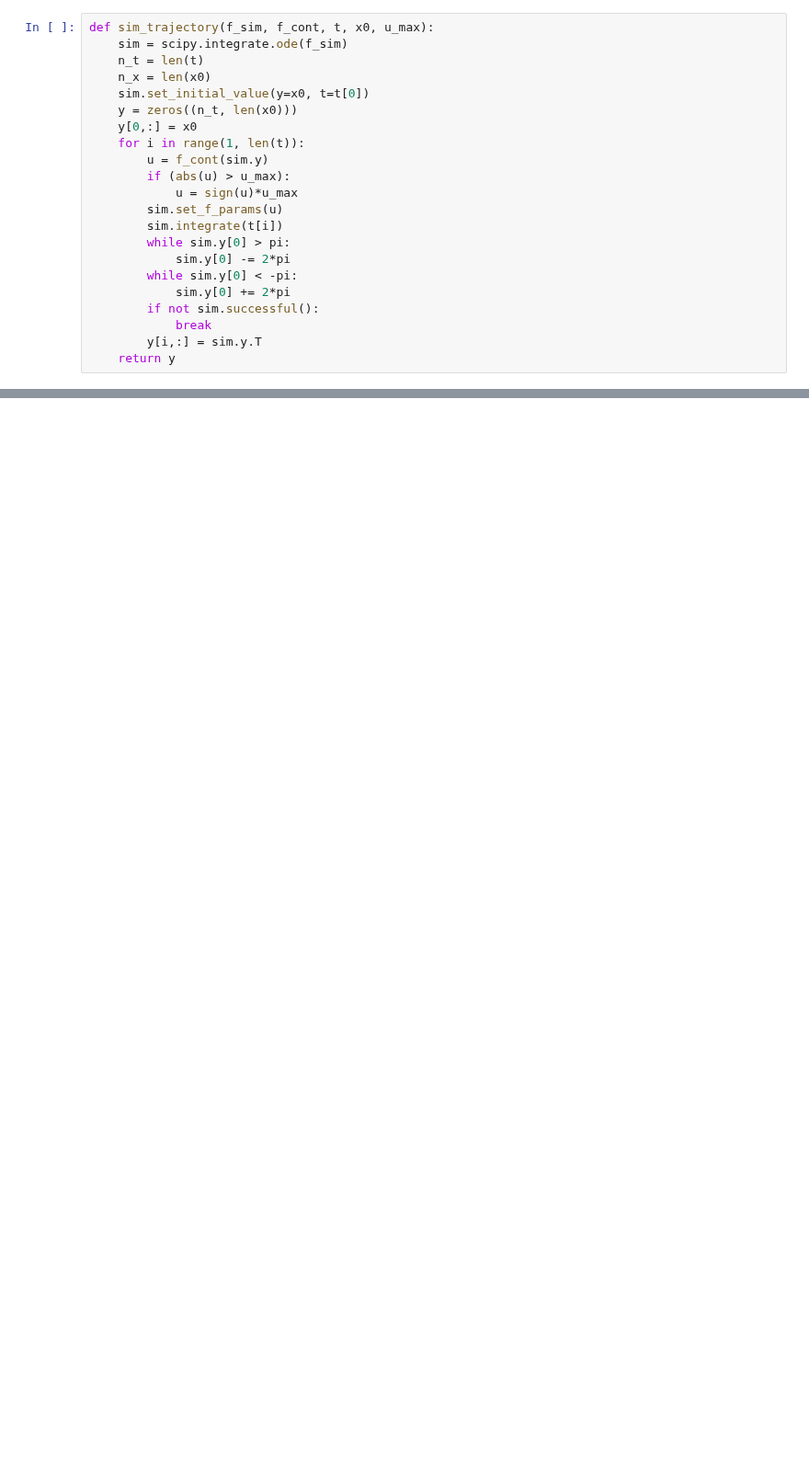
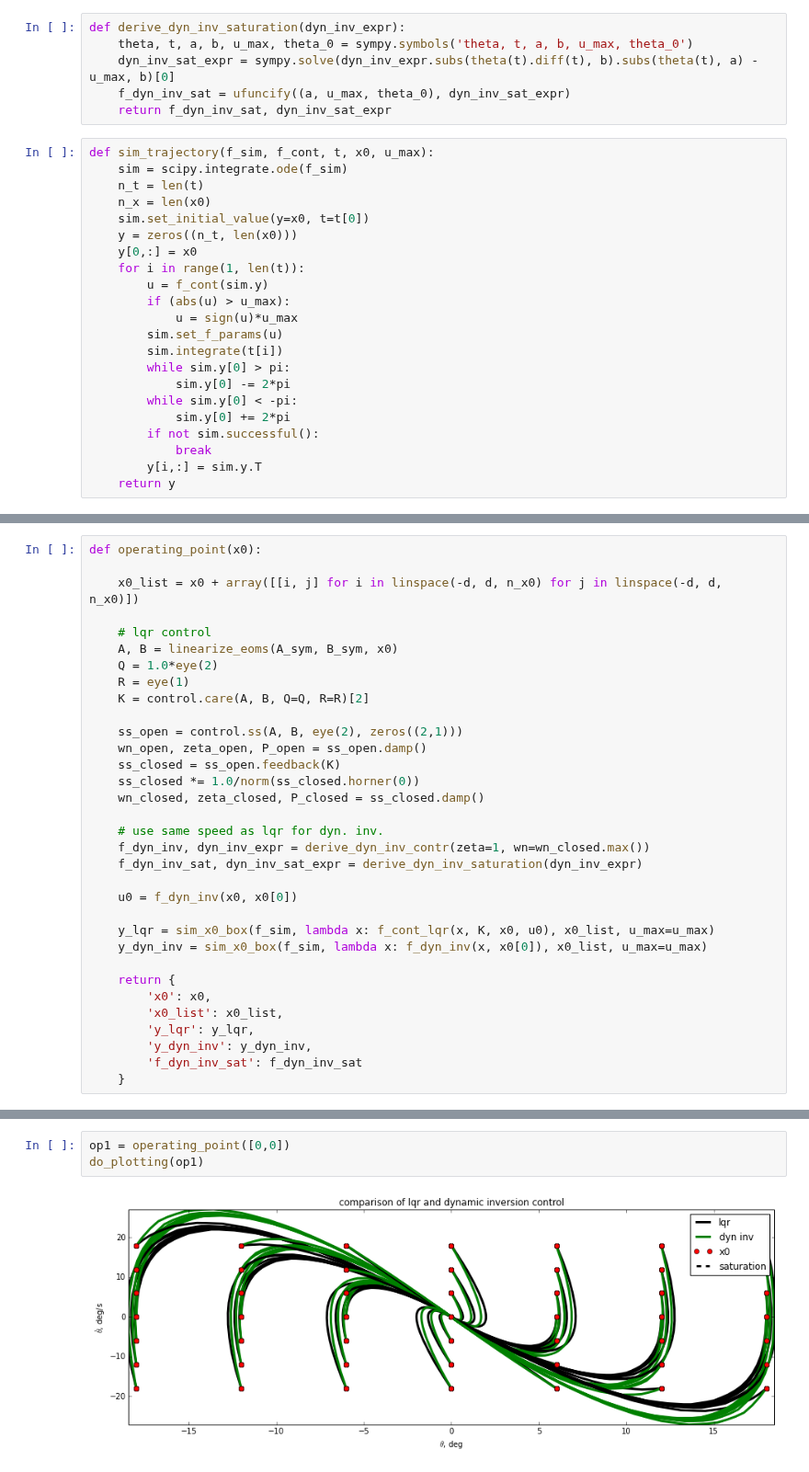
Before and after one commit to jgoppert/control-systems, a Jupyter notebook: Segway.ipynb, the cells around one changed output, grey strips where cells are left out. Shown at 92% size. Drawn from its saved outputs; the diff is of its cells as text; blank space fills up the shorter version.

Commit message:
Working on operating points.

```diff
--- a/Segway.ipynb
+++ b/Segway.ipynb
@@ -82,3 +78,9 @@ def derive_dyn_inv_contr(zeta = 0.7, wn=5):
+# %%
+def derive_dyn_inv_saturation(dyn_inv_expr):
+    theta, t, a, b, u_max, theta_0 = sympy.symbols('theta, t, a, b, u_max, theta_0')
+    dyn_inv_sat_expr = sympy.solve(dyn_inv_expr.subs(theta(t).diff(t), b).subs(theta(t), a) - u_max, b)[0]
+    f_dyn_inv_sat = ufuncify((a, u_max, theta_0), dyn_inv_sat_expr)
+    return f_dyn_inv_sat, dyn_inv_sat_expr
 # %%
 def sim_trajectory(f_sim, f_cont, t, x0, u_max):
     sim = scipy.integrate.ode(f_sim)
@@ -143,0 +142,33 @@ title('comparison of lqr and dynamic inversion control')
+# %%
+def operating_point(x0):
+
+    x0_list = x0 + array([[i, j] for i in linspace(-d, d, n_x0) for j in linspace(-d, d, n_x0)])
+
+    # lqr control
+    A, B = linearize_eoms(A_sym, B_sym, x0)
+    Q = 1.0*eye(2)
+    R = eye(1)
+    K = control.care(A, B, Q=Q, R=R)[2]
+
+    ss_open = control.ss(A, B, eye(2), zeros((2,1)))
+    wn_open, zeta_open, P_open = ss_open.damp()
+    ss_closed = ss_open.feedback(K)
+    ss_closed *= 1.0/norm(ss_closed.horner(0))
+    wn_closed, zeta_closed, P_closed = ss_closed.damp()
+
+    # use same speed as lqr for dyn. inv.
+    f_dyn_inv, dyn_inv_expr = derive_dyn_inv_contr(zeta=1, wn=wn_closed.max())
+    f_dyn_inv_sat, dyn_inv_sat_expr = derive_dyn_inv_saturation(dyn_inv_expr)
+
+    u0 = f_dyn_inv(x0, x0[0])
+
+    y_lqr = sim_x0_box(f_sim, lambda x: f_cont_lqr(x, K, x0, u0), x0_list, u_max=u_max)
+    y_dyn_inv = sim_x0_box(f_sim, lambda x: f_dyn_inv(x, x0[0]), x0_list, u_max=u_max)
+
+    return {
+        'x0': x0,
+        'x0_list': x0_list,
+        'y_lqr': y_lqr,
+        'y_dyn_inv': y_dyn_inv,
+        'f_dyn_inv_sat': f_dyn_inv_sat
+    }
@@ -143,0 +187,5 @@ title('comparison of lqr and dynamic inversion control')
+# %%
+op1 = operating_point([0,0])
+do_plotting(op1)
+# %% [output]
+[figure, added]
```
Also changed, not shown: parts of 12 cells of this notebook, 2 other files.
